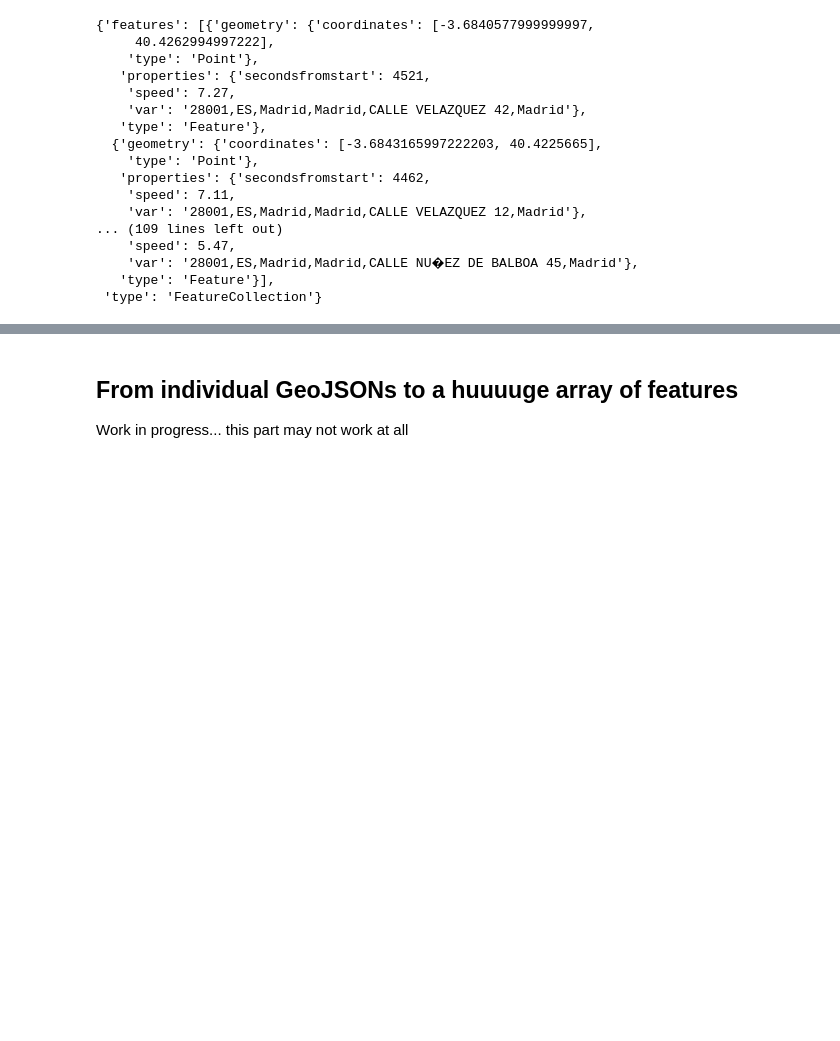
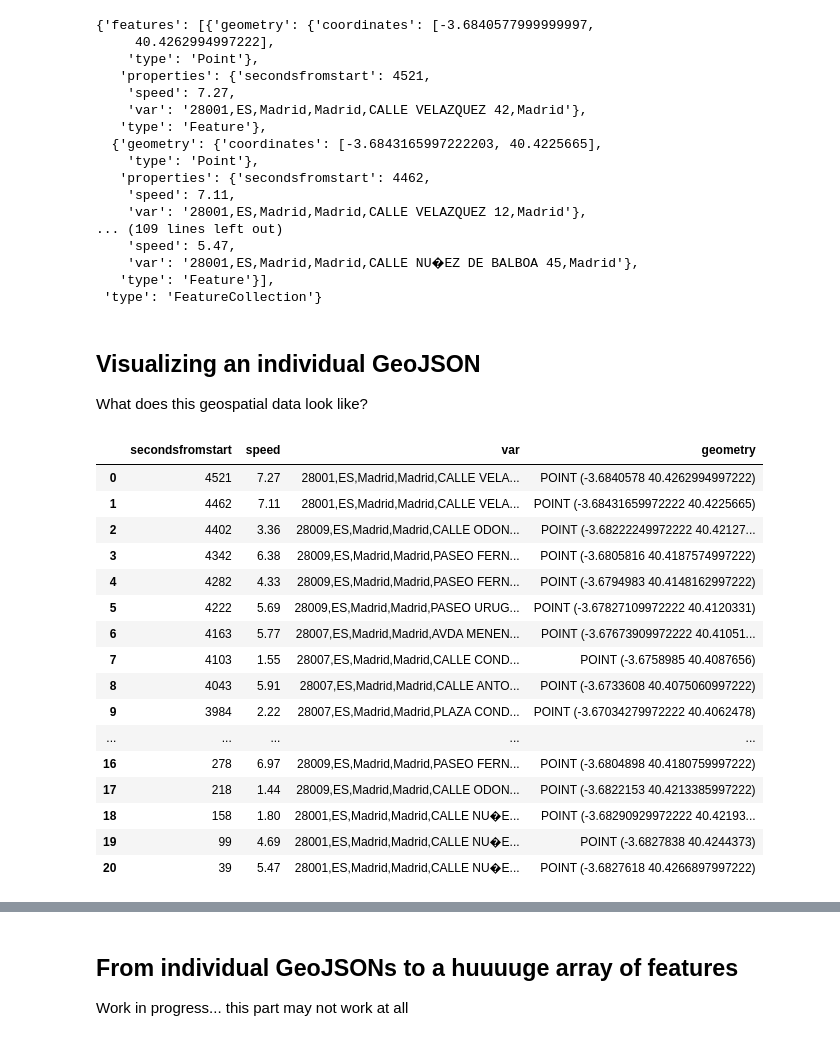
Before and after one commit to rameerez/bicimad-data-analysis, a Jupyter notebook: bicimad-geospatial-data-analysis.ipynb, the cells around one changed output, grey strips where cells are left out. Cells and saved outputs as stored; diff of their text form; code cells hidden in the pictures; blank space fills up the shorter version.

```diff
--- a/bicimad-GPS-tracks-analysis.ipynb
+++ b/bicimad-geospatial-data-analysis.ipynb
@@ -156,3 +161,6 @@ df_with_tracks[df_with_tracks['user_type'] == 1].sort_values(by=['travel_time'],
     'var': '28001,ES,Madrid,Madrid,CALLE NU�EZ DE BALBOA 45,Madrid'},
    'type': 'Feature'}],
  'type': 'FeatureCollection'}
+# %% [markdown]
+## Visualizing an individual GeoJSON
+What does this geospatial data look like?
@@ -158,0 +169,20 @@ df_with_tracks[df_with_tracks['user_type'] == 1].sort_values(by=['travel_time'],
+# %%
+dfg
+# %% [output]
+|  | secondsfromstart | speed | var | geometry |
+| 0 | 4521 | 7.27 | 28001,ES,Madrid,Madrid,CALLE VELA... | POINT (-3.6840578 40.4262994997222) |
+| 1 | 4462 | 7.11 | 28001,ES,Madrid,Madrid,CALLE VELA... | POINT (-3.68431659972222 40.4225665) |
+| 2 | 4402 | 3.36 | 28009,ES,Madrid,Madrid,CALLE ODON... | POINT (-3.68222249972222 40.42127... |
+| 3 | 4342 | 6.38 | 28009,ES,Madrid,Madrid,PASEO FERN... | POINT (-3.6805816 40.4187574997222) |
+| 4 | 4282 | 4.33 | 28009,ES,Madrid,Madrid,PASEO FERN... | POINT (-3.6794983 40.4148162997222) |
+| 5 | 4222 | 5.69 | 28009,ES,Madrid,Madrid,PASEO URUG... | POINT (-3.67827109972222 40.4120331) |
+| 6 | 4163 | 5.77 | 28007,ES,Madrid,Madrid,AVDA MENEN... | POINT (-3.67673909972222 40.41051... |
+| 7 | 4103 | 1.55 | 28007,ES,Madrid,Madrid,CALLE COND... | POINT (-3.6758985 40.4087656) |
+| 8 | 4043 | 5.91 | 28007,ES,Madrid,Madrid,CALLE ANTO... | POINT (-3.6733608 40.4075060997222) |
+| 9 | 3984 | 2.22 | 28007,ES,Madrid,Madrid,PLAZA COND... | POINT (-3.67034279972222 40.4062478) |
+| ... | ... | ... | ... | ... |
+| 16 | 278 | 6.97 | 28009,ES,Madrid,Madrid,PASEO FERN... | POINT (-3.6804898 40.4180759997222) |
+| 17 | 218 | 1.44 | 28009,ES,Madrid,Madrid,CALLE ODON... | POINT (-3.6822153 40.4213385997222) |
+| 18 | 158 | 1.80 | 28001,ES,Madrid,Madrid,CALLE NU�E... | POINT (-3.68290929972222 40.42193... |
+| 19 | 99 | 4.69 | 28001,ES,Madrid,Madrid,CALLE NU�E... | POINT (-3.6827838 40.4244373) |
+| 20 | 39 | 5.47 | 28001,ES,Madrid,Madrid,CALLE NU�E... | POINT (-3.6827618 40.4266897997222) |
```
Also changed, not shown: parts of 9 cells of this notebook, 7 other files.
